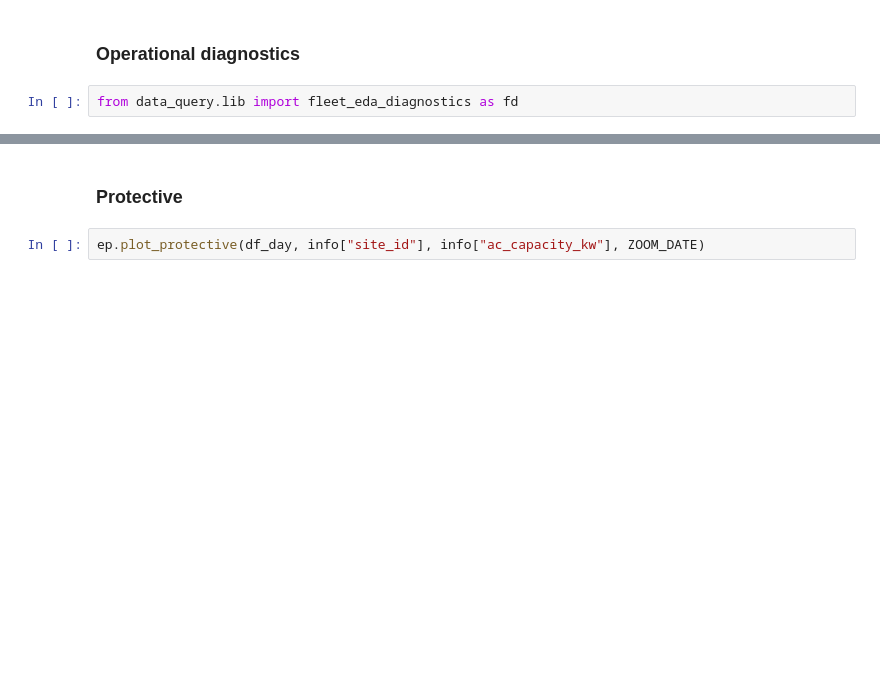
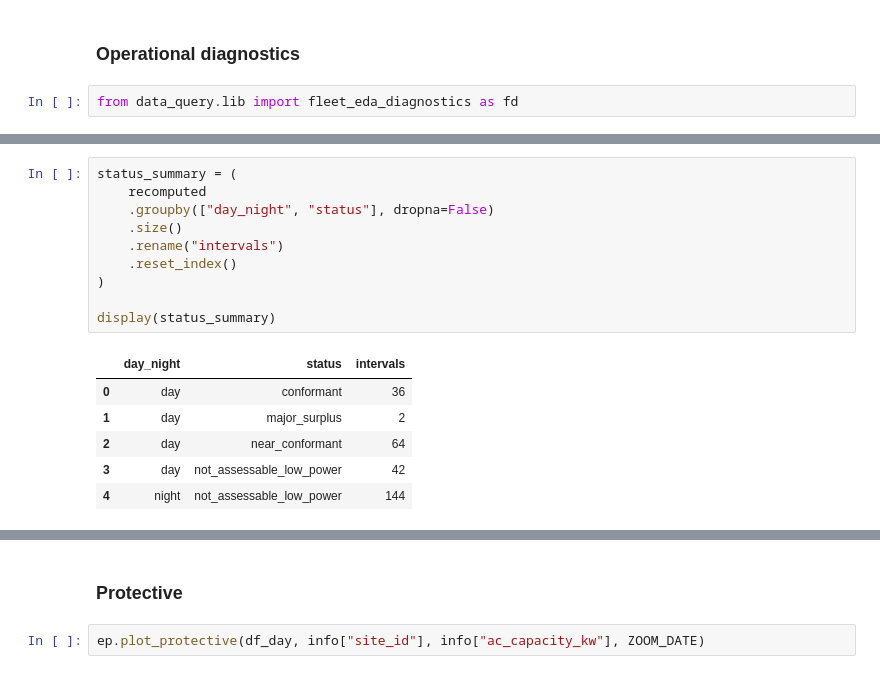
Before and after one commit to UNSW-CEEM/CICCADA, a Jupyter notebook: bms_sa_review/data_query/01b_fleet_eda.ipynb, the cells around one changed output, grey strips where cells are left out. Saved outputs shown, nothing was run; the diff lists cells and outputs as text; blank space fills up the shorter version.

```diff
--- a/bms_sa_review/data_query/01b_fleet_eda.ipynb
+++ b/bms_sa_review/data_query/01b_fleet_eda.ipynb
@@ -335,3 +608,20 @@ display(bucket_summary)
+# %%
+status_summary = (
+    recomputed
+    .groupby(["day_night", "status"], dropna=False)
+    .size()
+    .rename("intervals")
+    .reset_index()
+)
+
+display(status_summary)
+# %% [output]
+|  | day_night | status | intervals |
+| 0 | day | conformant | 36 |
+| 1 | day | major_surplus | 2 |
+| 2 | day | near_conformant | 64 |
+| 3 | day | not_assessable_low_power | 42 |
+| 4 | night | not_assessable_low_power | 144 |
 # %%
 high_voltage_check = fd.fetch_low_power_high_voltage(
     SITE_ID,
```
Also changed, not shown: parts of 22 cells of this notebook, 3 other files.
